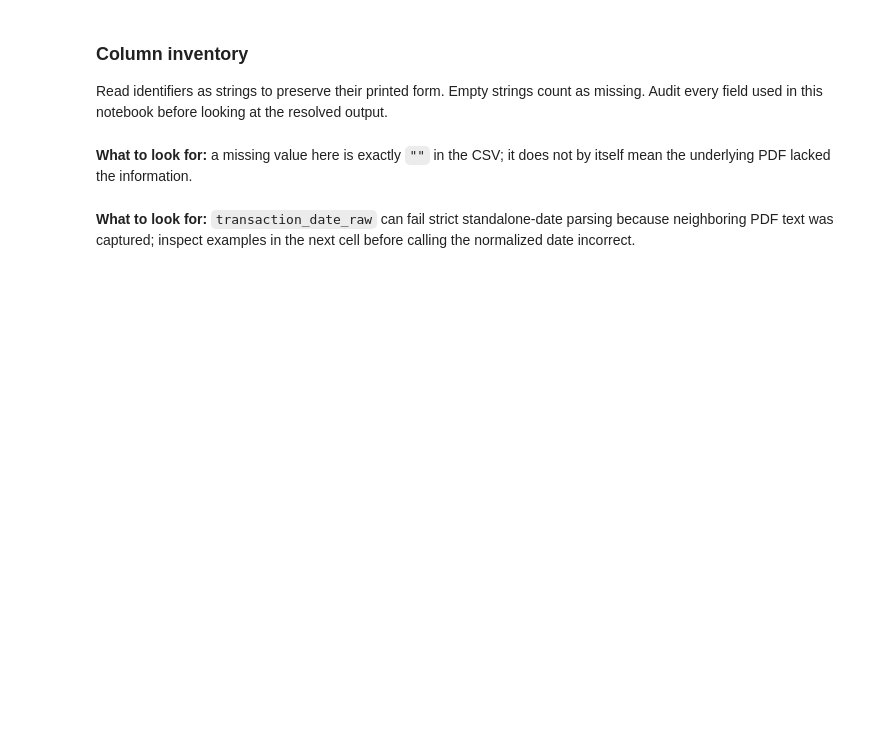
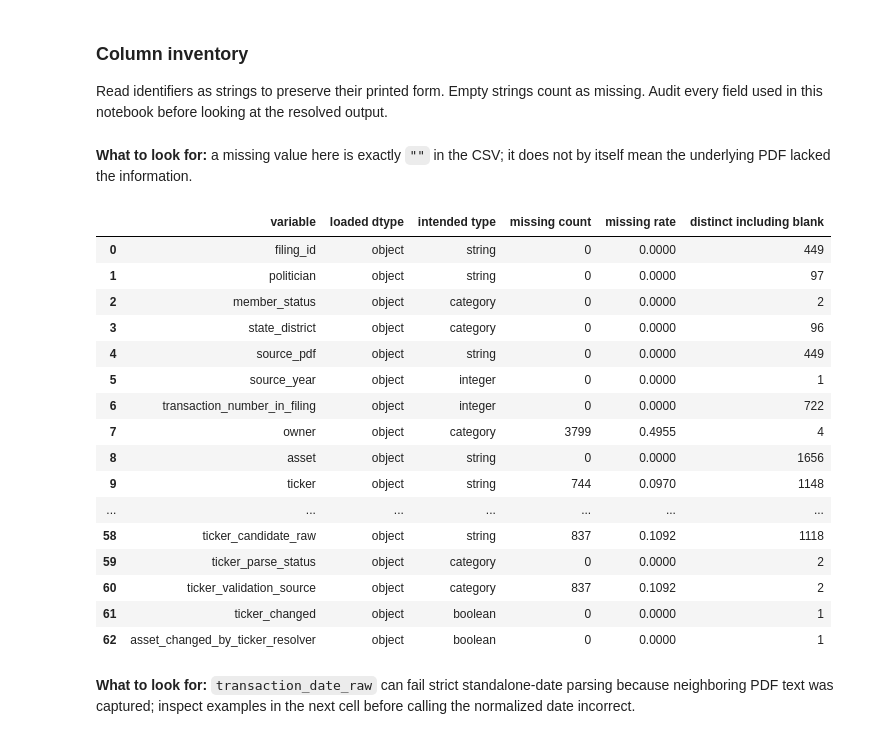
Before and after one commit to StrokeOfLuck/dsa405-part-2, a Jupyter notebook: notebooks/DSA405_002_FA26_P2_sryan3.ipynb, the cells around one changed output. Drawn from its saved outputs; the diff is of its cells as text; code cells hidden in the pictures; blank space fills up the shorter version.

```diff
--- a/notebooks/DSA405_002_FA26_P2_sryan3.ipynb
+++ b/notebooks/DSA405_002_FA26_P2_sryan3.ipynb
@@ -91,20 +143,50 @@ Read identifiers as strings to preserve their printed form. Empty strings count
 # %% [markdown]
 **What to look for:** a missing value here is exactly `""` in the CSV; it does not by itself mean the underlying PDF lacked the information.
 # %%
-# Choose the 19 columns to examine. These include IDs, transaction details,
-# original text extracted from the PDF, and flags for rows needing review.
-FIELDS=["filing_id","transaction_number_in_filing","politician","source_year","owner","asset","ticker","asset_type","transaction_type","transaction_date","amount_min","amount_max","amount_status","needs_review","review_reason","original_pdf_url","asset_raw","transaction_date_raw","amount_raw"]
-# Explain what each field is meant to represent. The CSV was loaded as text,
-# even when a column is meant to hold a number or date.
-TYPES={"filing_id":"string ID","transaction_number_in_filing":"integer","politician":"string","source_year":"integer","owner":"category","asset":"string","ticker":"string","asset_type":"category","transaction_type":"category","transaction_date":"date","amount_min":"USD lower bound","amount_max":"USD upper bound","amount_status":"category","needs_review":"boolean","review_reason":"string","original_pdf_url":"URL","asset_raw":"source text","transaction_date_raw":"source text","amount_raw":"source text"}
-# assert stops the notebook if a required column is missing; that could mean the file changed.
-assert set(FIELDS)<=set(raw.columns)
-# Make one summary row for each field. For example, raw[x].eq("") asks which cells are blank;
-# .sum() counts them, .mean() gives their share, and .nunique() counts distinct values.
-# A blank in the CSV does not prove the source PDF was blank.
-audit=pd.DataFrame([{"variable":x,"loaded dtype":str(raw[x].dtype),"intended type":TYPES[x],"missing count":int(raw[x].eq("").sum()),"missing rate":round(raw[x].eq("").mean(),4),"distinct including blank":int(raw[x].nunique(dropna=False))} for x in FIELDS])
-# Show the finished column inventory.
+# Audit the extraction plus every field introduced by the resolver.
+# Strings preserve IDs, blanks, and original text; conversions here are diagnostic only.
+extra = [x for x in clean.columns if x not in raw.columns]
+audit_input = pd.concat([raw, clean[extra]], axis=1)
+FIELDS = list(audit_input.columns)
+BOOL_FIELDS = set("page_recovery_used filing_page_completeness_issue page_continuation_used possible_adjacent_same_signature row_shaded unicode_repair_applied needs_review needs_review_v8_1 ticker_changed asset_changed_by_ticker_resolver raw_date_has_extra_text date_prefix_disagrees".split())
+INT_FIELDS = set("source_year transaction_number_in_filing page last_page duplicate_geometry_rows_merged unicode_repair_count".split())
+MONEY_FIELDS = set("amount_min amount_max amount_exact amount_exact_before_p2".split())
+SCORE_FIELDS = {"geometry_quality_score", "geometry_quality_score_v8_1"}
+DATE_FIELDS = {"transaction_date", "notification_date"}
+CATEGORY_FIELDS = set("member_status state_district owner asset_type transaction_type amount_category amount_status filing_status page_parse_method review_level review_level_v8_1 ticker_parse_status ticker_validation_source amount_status_before_p2".split())
+def field_type(x):
+    if x in BOOL_FIELDS: return "boolean"
+    if x in INT_FIELDS: return "integer"
+    if x in MONEY_FIELDS or x in SCORE_FIELDS: return "float"
+    if x in DATE_FIELDS: return "date"
+    if x in CATEGORY_FIELDS: return "category"
+    return "string"
+TYPES = {x: field_type(x) for x in FIELDS}
+audit = pd.DataFrame([{
+    "variable": x, "loaded dtype": str(audit_input[x].dtype), "intended type": TYPES[x],
+    "missing count": int(audit_input[x].eq("").sum()),
+    "missing rate": round(audit_input[x].eq("").mean(), 4),
+    "distinct including blank": int(audit_input[x].nunique(dropna=False))
+} for x in FIELDS])
 display(audit)
+# %% [output]
+|  | variable | loaded dtype | intended type | missing count | missing rate | distinct including blank |
+| 0 | filing_id | object | string | 0 | 0.0000 | 449 |
+| 1 | politician | object | string | 0 | 0.0000 | 97 |
+| 2 | member_status | object | category | 0 | 0.0000 | 2 |
+| 3 | state_district | object | category | 0 | 0.0000 | 96 |
+| 4 | source_pdf | object | string | 0 | 0.0000 | 449 |
+| 5 | source_year | object | integer | 0 | 0.0000 | 1 |
+| 6 | transaction_number_in_filing | object | integer | 0 | 0.0000 | 722 |
+| 7 | owner | object | category | 3799 | 0.4955 | 4 |
+| 8 | asset | object | string | 0 | 0.0000 | 1656 |
+| 9 | ticker | object | string | 744 | 0.0970 | 1148 |
+| ... | ... | ... | ... | ... | ... | ... |
+| 58 | ticker_candidate_raw | object | string | 837 | 0.1092 | 1118 |
+| 59 | ticker_parse_status | object | category | 0 | 0.0000 | 2 |
+| 60 | ticker_validation_source | object | category | 837 | 0.1092 | 2 |
+| 61 | ticker_changed | object | boolean | 0 | 0.0000 | 1 |
+| 62 | asset_changed_by_ticker_resolver | object | boolean | 0 | 0.0000 | 1 |
 # %% [markdown]
 **What to look for:** `transaction_date_raw` can fail strict standalone-date parsing because neighboring PDF text was captured; inspect examples in the next cell before calling the normalized date incorrect.
 # %%
```
Also changed, not shown: parts of 18 cells of this notebook, 14 other files.
